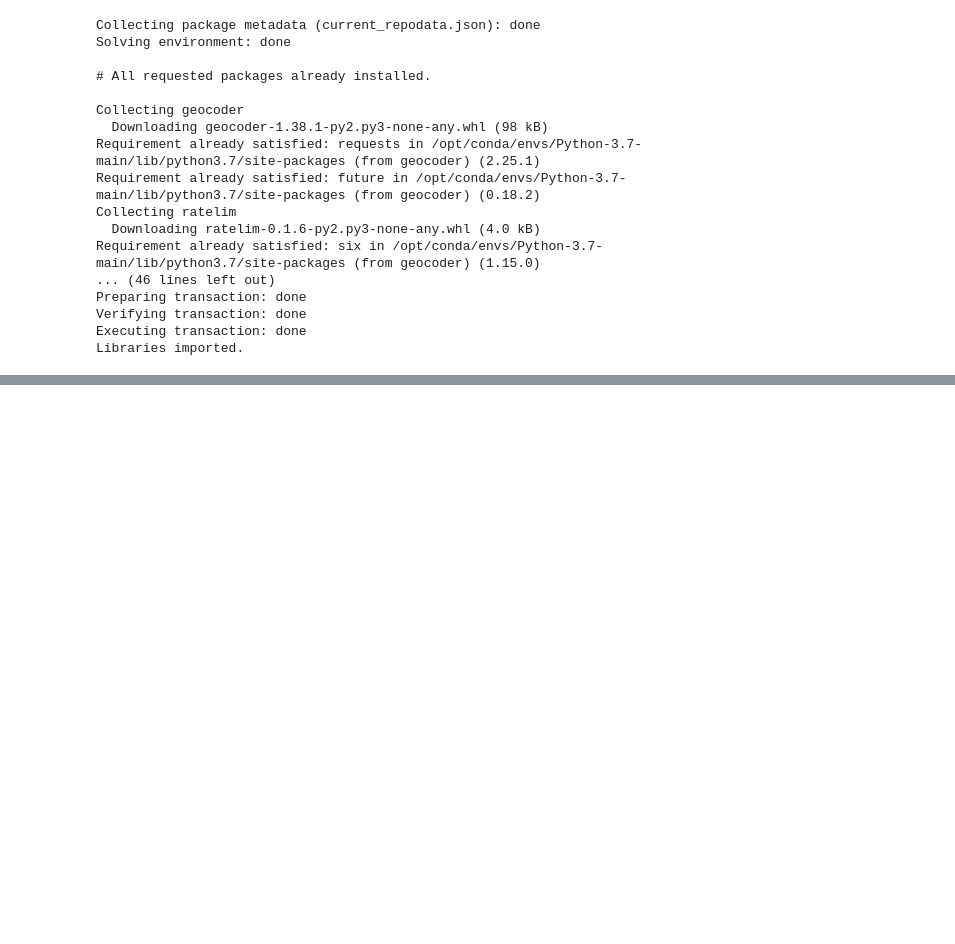
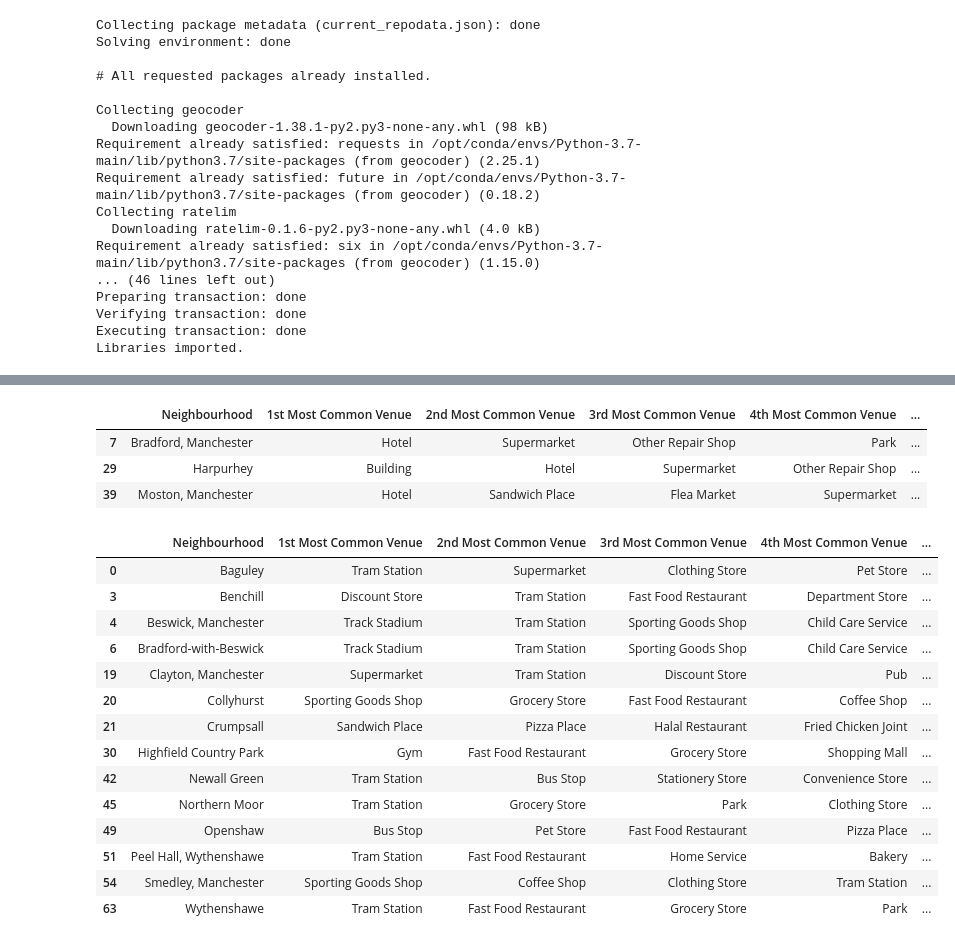
Before and after one commit to davidcar85/NewDepository, a Jupyter notebook: Capstone Segundo Intento_DCJ.ipynb, the cells around one changed output, grey strips where cells are left out. Saved outputs shown, nothing was run; the diff lists cells and outputs as text; code cells hidden in the pictures; blank space fills up the shorter version.

```diff
--- a/Capstone Segundo Intento_DCJ.ipynb
+++ b/Capstone Segundo Intento_DCJ.ipynb
@@ -121,0 +482,27 @@ Libraries imported.
+# %%
+val = 3
+man_final.loc[man_final['Cluster Labels'] == (val - 1), man_final.columns[[0] + np.arange(4, man_final.shape[1]).tolist()]]
+# %% [output]
+|  | Neighbourhood | 1st Most Common Venue | 2nd Most Common Venue | 3rd Most Common Venue | 4th Most Common Venue | ... |
+| 7 | Bradford, Manchester | Hotel | Supermarket | Other Repair Shop | Park | ... |
+| 29 | Harpurhey | Building | Hotel | Supermarket | Other Repair Shop | ... |
+| 39 | Moston, Manchester | Hotel | Sandwich Place | Flea Market | Supermarket | ... |
+# %%
+val = 4
+man_final.loc[man_final['Cluster Labels'] == (val - 1), man_final.columns[[0] + np.arange(4, man_final.shape[1]).tolist()]]
+# %% [output]
+|  | Neighbourhood | 1st Most Common Venue | 2nd Most Common Venue | 3rd Most Common Venue | 4th Most Common Venue | ... |
+| 0 | Baguley | Tram Station | Supermarket | Clothing Store | Pet Store | ... |
+| 3 | Benchill | Discount Store | Tram Station | Fast Food Restaurant | Department Store | ... |
+| 4 | Beswick, Manchester | Track Stadium | Tram Station | Sporting Goods Shop | Child Care Service | ... |
+| 6 | Bradford-with-Beswick | Track Stadium | Tram Station | Sporting Goods Shop | Child Care Service | ... |
+| 19 | Clayton, Manchester | Supermarket | Tram Station | Discount Store | Pub | ... |
+| 20 | Collyhurst | Sporting Goods Shop | Grocery Store | Fast Food Restaurant | Coffee Shop | ... |
+| 21 | Crumpsall | Sandwich Place | Pizza Place | Halal Restaurant | Fried Chicken Joint | ... |
+| 30 | Highfield Country Park | Gym | Fast Food Restaurant | Grocery Store | Shopping Mall | ... |
+| 42 | Newall Green | Tram Station | Bus Stop | Stationery Store | Convenience Store | ... |
+| 45 | Northern Moor | Tram Station | Grocery Store | Park | Clothing Store | ... |
+| 49 | Openshaw | Bus Stop | Pet Store | Fast Food Restaurant | Pizza Place | ... |
+| 51 | Peel Hall, Wythenshawe | Tram Station | Fast Food Restaurant | Home Service | Bakery | ... |
+| 54 | Smedley, Manchester | Sporting Goods Shop | Coffee Shop | Clothing Store | Tram Station | ... |
+| 63 | Wythenshawe | Tram Station | Fast Food Restaurant | Grocery Store | Park | ... |
```
Also changed, not shown: parts of 35 cells of this notebook.
